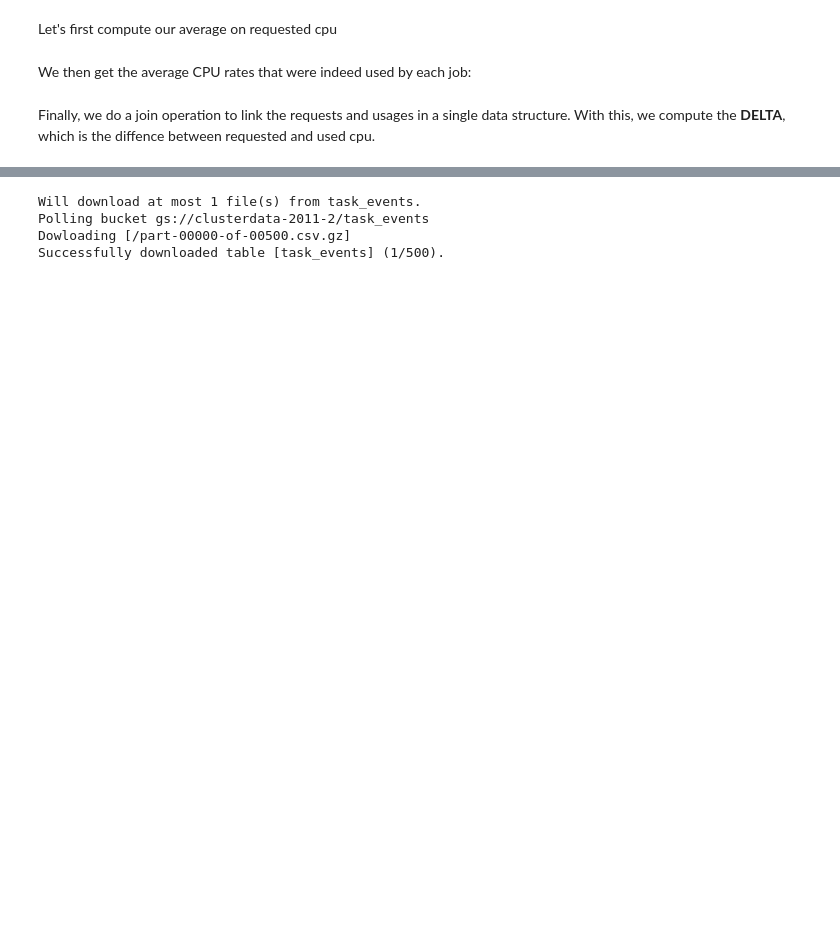
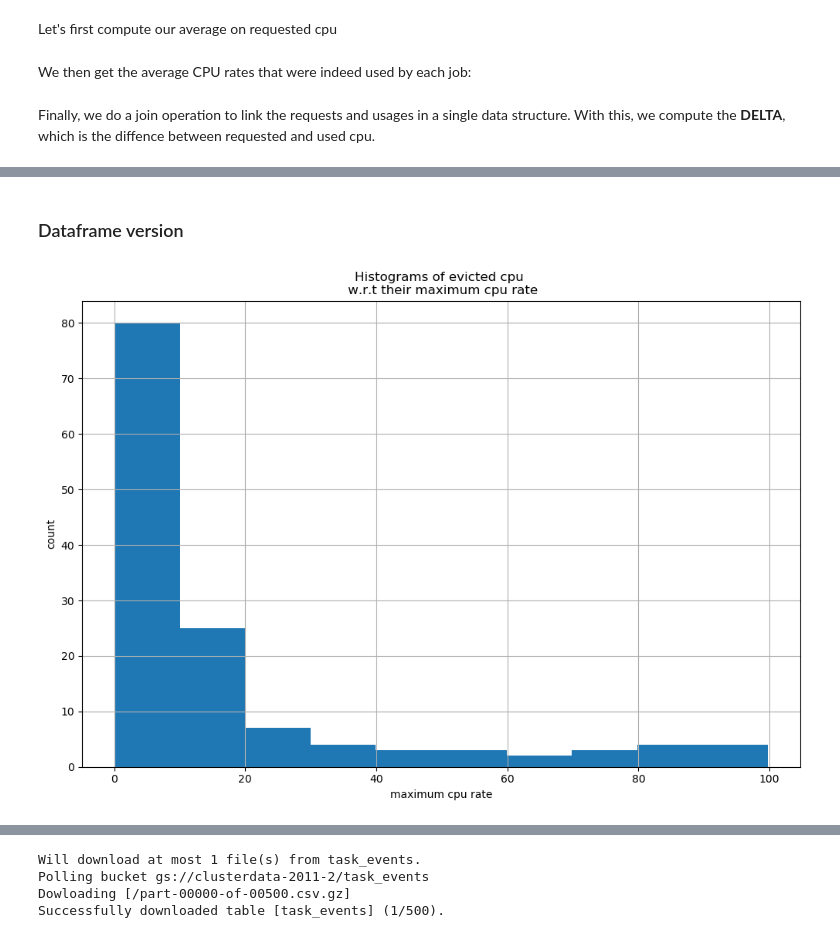
Before and after one commit to templierw/spark_lab, a Jupyter notebook: lab_new.ipynb, the cells around one changed output, grey strips where cells are left out. Cells and saved outputs as stored; diff of their text form; code cells hidden in the pictures; blank space fills up the shorter version.

```diff
--- a/lab_new.ipynb
+++ b/lab_new.ipynb
@@ -435,4 +565,5 @@ Let's start by loading this table as a RDD.
 # %%
+tu = create_dataframe('task_usage', EXEC_MODE, sample)
 task_usage = Table('task_usage', sc, EXEC_MODE, sample)
 task_usage.pprint(5)
 # %% [output]
@@ -561,0 +919,23 @@ The output is weird, are those values normal ? Needs more checks.
+# %% [markdown]
+### Dataframe version
+# %%
+max_cpu = tu.select(
+            tu.job_id,
+            F.round(tu.maximum_cpu_rate.cast('double')*100 ,2).alias('mcrate')
+        ).groupBy('job_id').max('mcrate')
+
+max_cpu = max_cpu.select(max_cpu.job_id, F.round('max(mcrate)',2).alias('mcrate'))
+max_cpu = max_cpu.filter(max_cpu.mcrate < 100)
+filtered_te = te.filter(te.event_type == '2').select(te.job_id).distinct()
+
+max_cpu_evt = filtered_te.join(max_cpu, on='job_id')
+
+final = max_cpu_evt.toPandas()
+
+final.hist()
+plt.title('Histograms of evicted cpu \n w.r.t their maximum cpu rate')
+plt.xlabel('maximum cpu rate')
+plt.ylabel('count')
+plt.show()
+# %% [output]
+[figure, added]
```
Also changed, not shown: parts of 60 cells of this notebook, 2 other files.
